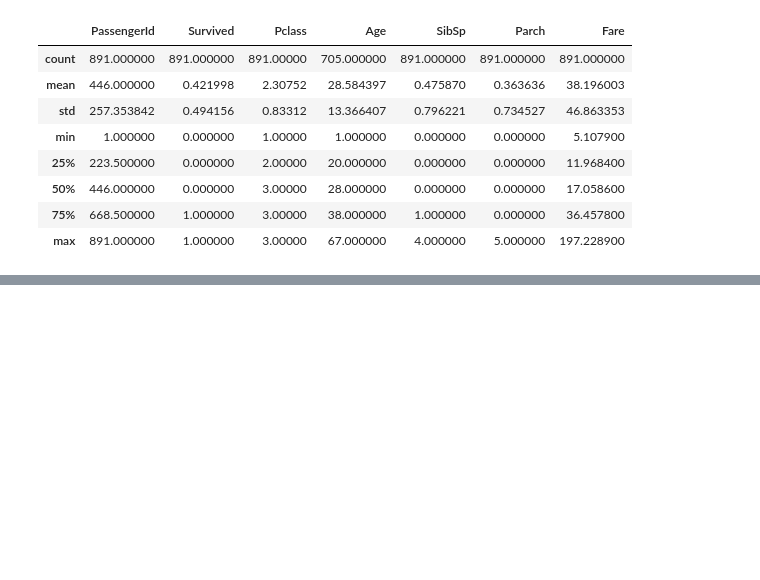
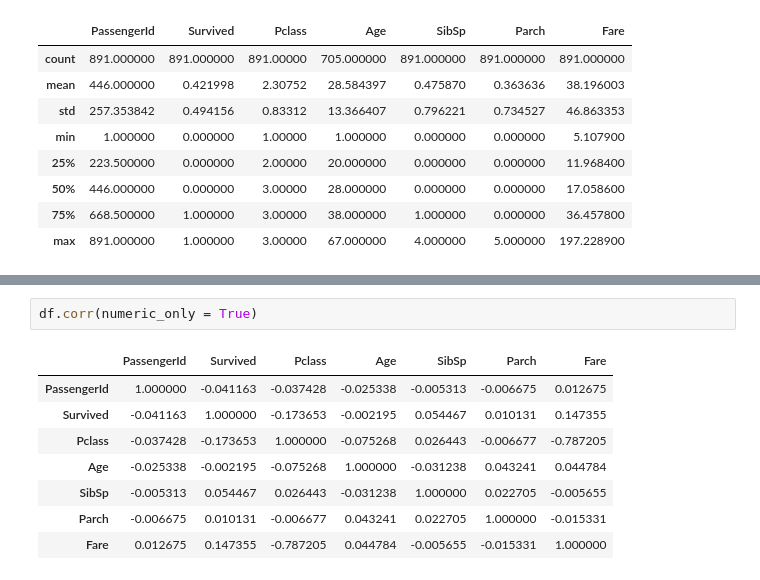
Before and after one commit to JoaoAichinger/titanic-ml, a Jupyter notebook: notebooks/exploration.ipynb, the cells around one changed output, grey strips where cells are left out. Drawn from its saved outputs; the diff is of its cells as text; blank space fills up the shorter version.

```diff
--- a/notebooks/exploration.ipynb
+++ b/notebooks/exploration.ipynb
@@ -89,0 +114,11 @@ The target is the Column "Survived". It works as a boolean mark, so the statisti
+# %%
+df.corr(numeric_only = True)
+# %% [output]
+|  | PassengerId | Survived | Pclass | Age | SibSp | Parch | Fare |
+| PassengerId | 1.000000 | -0.041163 | -0.037428 | -0.025338 | -0.005313 | -0.006675 | 0.012675 |
+| Survived | -0.041163 | 1.000000 | -0.173653 | -0.002195 | 0.054467 | 0.010131 | 0.147355 |
+| Pclass | -0.037428 | -0.173653 | 1.000000 | -0.075268 | 0.026443 | -0.006677 | -0.787205 |
+| Age | -0.025338 | -0.002195 | -0.075268 | 1.000000 | -0.031238 | 0.043241 | 0.044784 |
+| SibSp | -0.005313 | 0.054467 | 0.026443 | -0.031238 | 1.000000 | 0.022705 | -0.005655 |
+| Parch | -0.006675 | 0.010131 | -0.006677 | 0.043241 | 0.022705 | 1.000000 | -0.015331 |
+| Fare | 0.012675 | 0.147355 | -0.787205 | 0.044784 | -0.005655 | -0.015331 | 1.000000 |
```
Also changed, not shown: parts of 9 cells of this notebook.
